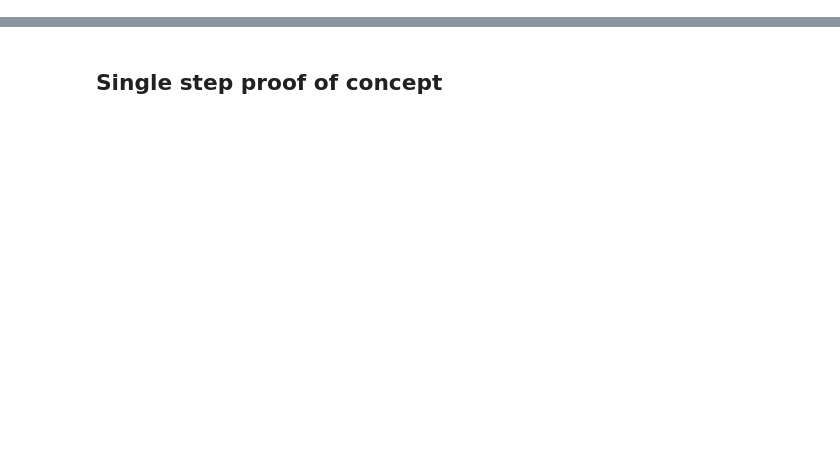
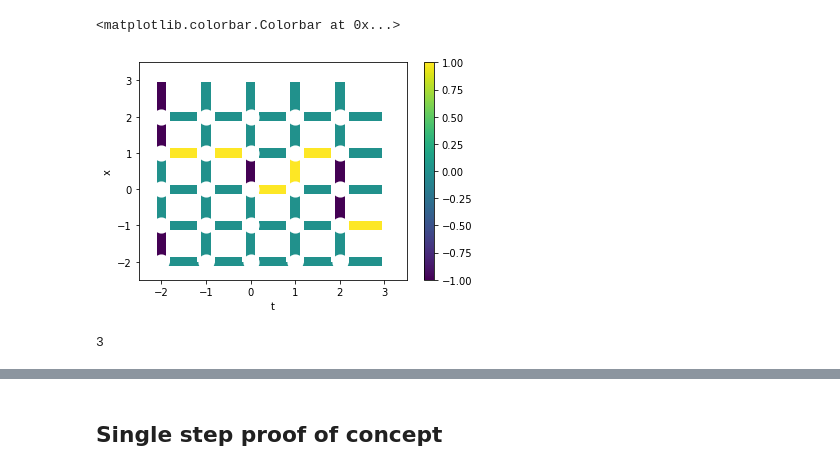
Before and after one commit to evanberkowitz/supervillain, a Jupyter notebook: workbooks/worm_practice.ipynb, the cells around one changed output, grey strips where cells are left out. Drawn from its saved outputs; the diff is of its cells as text; code cells hidden in the pictures; blank space fills up the shorter version.

```diff
--- a/workbooks/worm_practice.ipynb
+++ b/workbooks/worm_practice.ipynb
@@ -13,4 +13,4 @@ rng = np.random.default_rng()
 L = sv.lattice.Lattice2D(5)
 S = sv.action.Worldline(L,0.5)
 # %%
-W = sv.generator.worms.UndirectedWorm(S,1)
+W = sv.generator.worms.SlowUndirectedWorm(S,1)
@@ -16,0 +21,14 @@ W = sv.generator.worms.UndirectedWorm(S,1)
+# %%
+fig, ax = plt.subplots(1,1)
+start = {}
+start['m'] = L.form(1)
+current = W.step(start)
+L.plot_form(1,current['m'],ax)
+fig.colorbar(ax.get_children()[0])
+# %% [output]
+<matplotlib.colorbar.Colorbar at 0x...>
+[figure, added]
+# %%
+count_loops(current['m'])
+# %% [output]
+3
```
Also changed, not shown: parts of 57 cells of this notebook, 3 other files.
